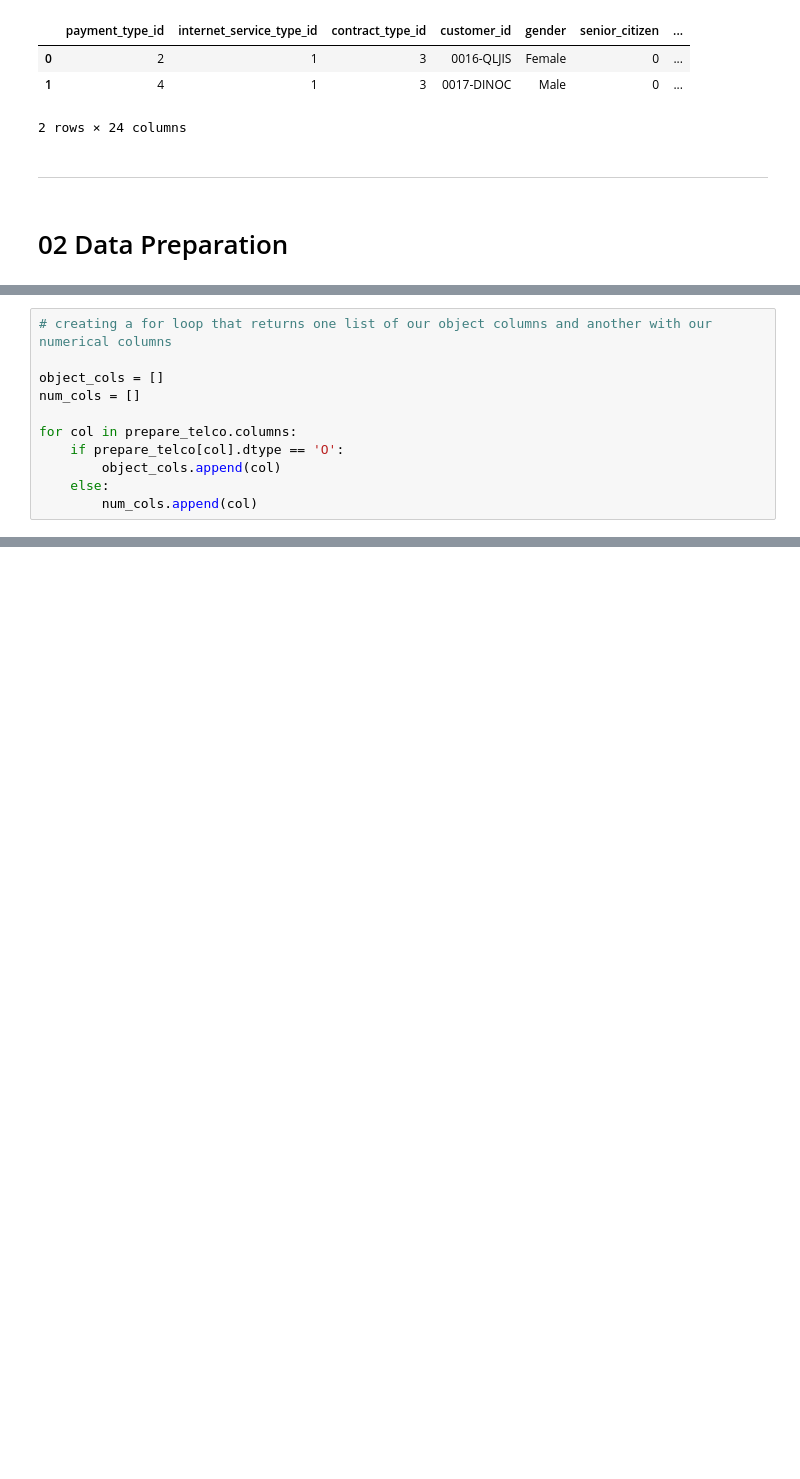
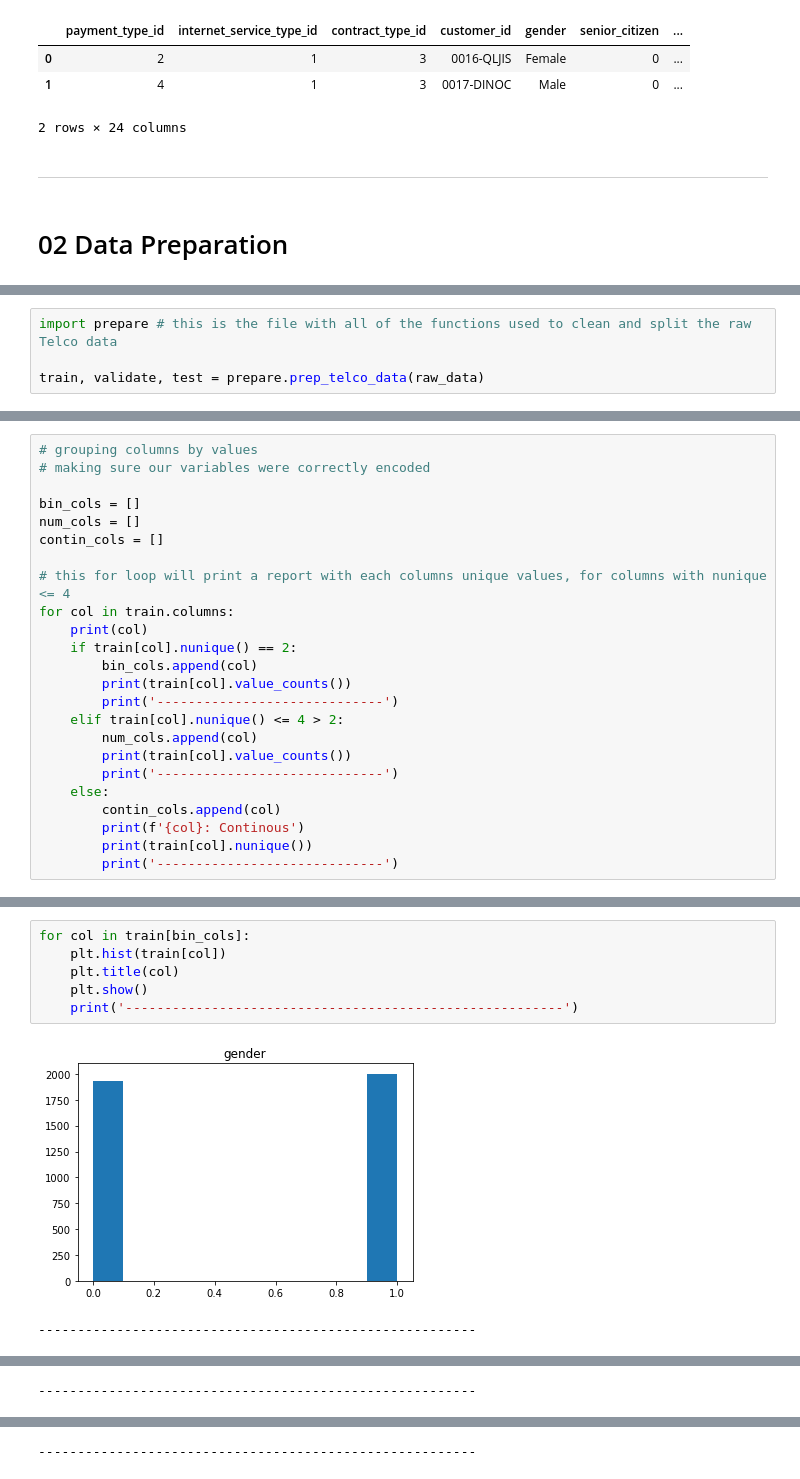
Before and after one commit to Jonessn22/telco_classification_project, a Jupyter notebook: working_project_report.ipynb, the cells around one changed output, grey strips where cells are left out. Saved outputs shown, nothing was run; the diff lists cells and outputs as text; blank space fills up the shorter version.

```diff
--- a/working_project_report.ipynb
+++ b/working_project_report.ipynb
@@ -272,11 +138,0 @@ Name: churn, dtype: int64
-# %%
-# creating a for loop that returns one list of our object columns and another with our numerical columns
-
-object_cols = []
-num_cols = []
-
-for col in prepare_telco.columns:
-    if prepare_telco[col].dtype == 'O':
-        object_cols.append(col)
-    else:
-        num_cols.append(col)
@@ -537,0 +200,4 @@ prepare_telco
+# %%
+import prepare # this is the file with all of the functions used to clean and split the raw Telco data
+
+train, validate, test = prepare.prep_telco_data(raw_data)
@@ -537,0 +232,24 @@ prepare_telco
+# %%
+# grouping columns by values
+# making sure our variables were correctly encoded
+
+bin_cols = []
+num_cols = []
+contin_cols = []
+
+# this for loop will print a report with each columns unique values, for columns with nunique <= 4
+for col in train.columns:
+    print(col)
+    if train[col].nunique() == 2:
+        bin_cols.append(col)
+        print(train[col].value_counts())
+        print('-----------------------------')
+    elif train[col].nunique() <= 4 > 2:
+        num_cols.append(col)
+        print(train[col].value_counts())
+        print('-----------------------------')
+    else:
+        contin_cols.append(col)
+        print(f'{col}: Continous')
+        print(train[col].nunique())
+        print('-----------------------------')
@@ -537,0 +324,9 @@ prepare_telco
+# %%
+for col in train[bin_cols]:
+    plt.hist(train[col])
+    plt.title(col)
+    plt.show()
+    print('--------------------------------------------------------')
+# %% [output]
+[figure, added]
+--------------------------------------------------------
@@ -537,0 +334 @@ prepare_telco
+--------------------------------------------------------
@@ -537,0 +336 @@ prepare_telco
+--------------------------------------------------------
```
Also changed, not shown: parts of 63 cells of this notebook, 5 other files.
